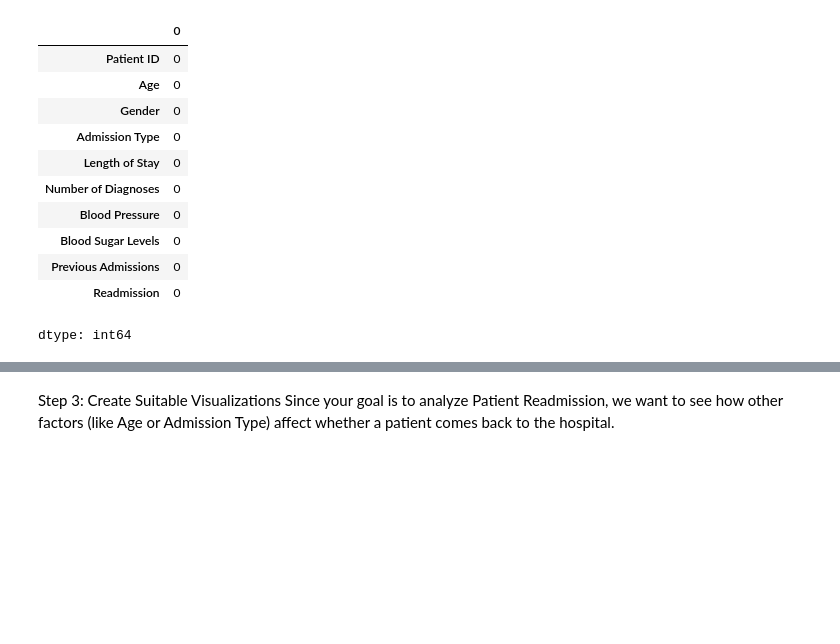
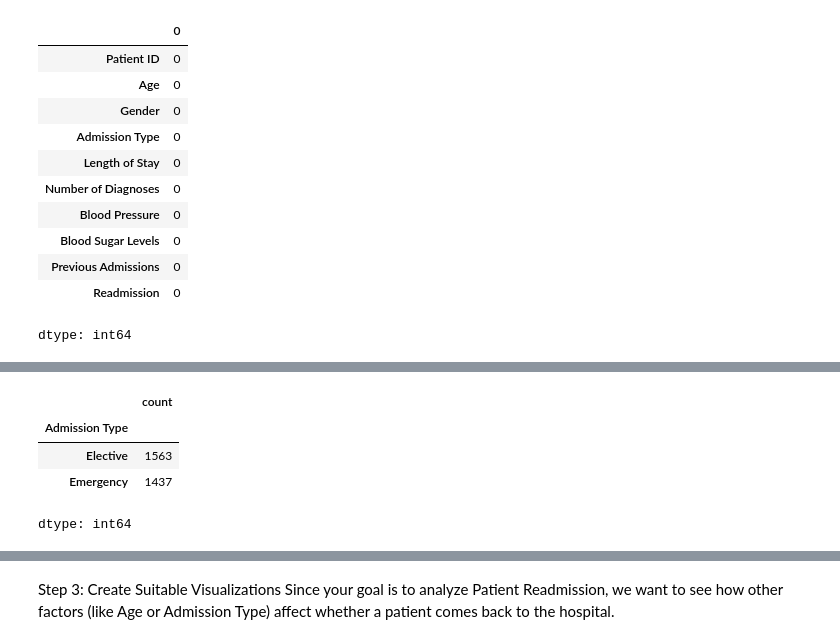
Before and after one commit to MassEgo88/Exploratory-Data-Analysis-for-Patients, a Jupyter notebook: Patient_Readmissions.ipynb, the cells around one changed output, grey strips where cells are left out. Saved outputs shown, nothing was run; the diff lists cells and outputs as text; code cells hidden in the pictures; blank space fills up the shorter version.

```diff
--- a/Patient_Readmissions.ipynb
+++ b/Patient_Readmissions.ipynb
@@ -77,0 +121,10 @@ dtype: int64
+# %%
+# Admission Type Distribution
+## Count the total number of accurrences for each type of admission
+df['Admission Type'].value_counts()
+# %% [output]
+|  | count |
+| Admission Type |  |
+| Elective | 1563 |
+| Emergency | 1437 |
+dtype: int64
```
Also changed, not shown: parts of 10 cells of this notebook.
